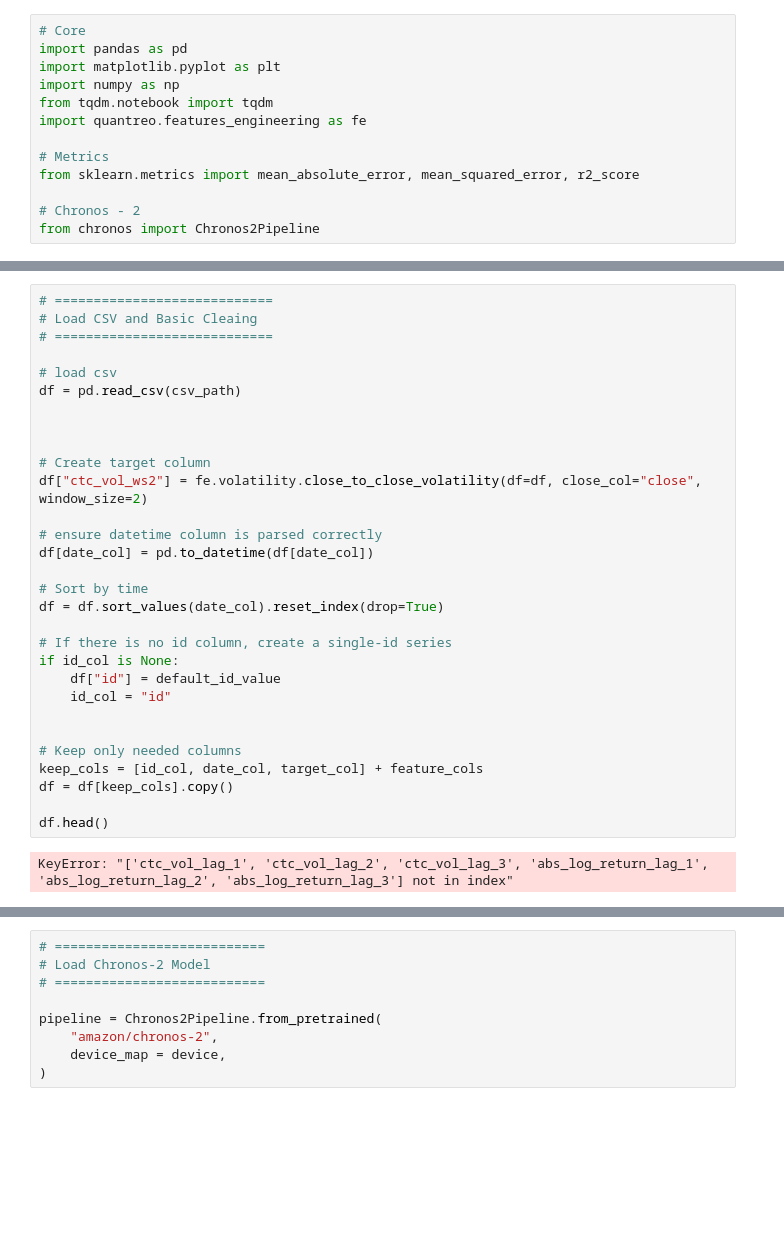
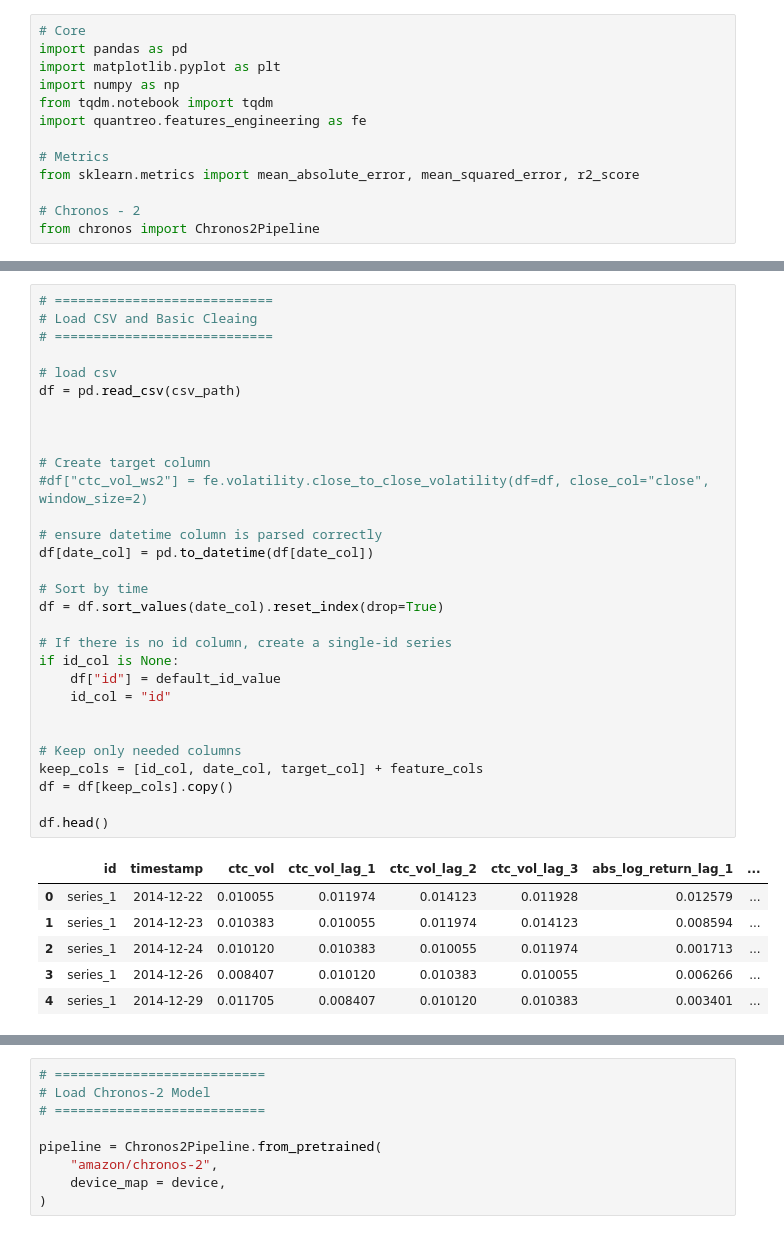
Before and after one commit to gilStettler/stonksai, a Jupyter notebook: inference_chronos2.ipynb, the cells around one changed output, grey strips where cells are left out. Saved outputs shown, nothing was run; the diff lists cells and outputs as text; blank space fills up the shorter version.

```diff
--- a/inference_chronos2.ipynb
+++ b/inference_chronos2.ipynb
@@ -52,35 +51,40 @@ device = "cpu" #if you can use a GPU, enter "cuda"
 # %%
 # ============================
 # Load CSV and Basic Cleaing
 # ============================
 
 # load csv
 df = pd.read_csv(csv_path)
 
 
 
 # Create target column
-df["ctc_vol_ws2"] = fe.volatility.close_to_close_volatility(df=df, close_col="close", window_size=2)
+#df["ctc_vol_ws2"] = fe.volatility.close_to_close_volatility(df=df, close_col="close", window_size=2)
 
 # ensure datetime column is parsed correctly
 df[date_col] = pd.to_datetime(df[date_col])
 
 # Sort by time
 df = df.sort_values(date_col).reset_index(drop=True)
 
 # If there is no id column, create a single-id series
 if id_col is None:
     df["id"] = default_id_value
     id_col = "id"
 
 
 # Keep only needed columns
 keep_cols = [id_col, date_col, target_col] + feature_cols
 df = df[keep_cols].copy()
 
 df.head()
 # %% [output]
-KeyError: "['ctc_vol_lag_1', 'ctc_vol_lag_2', 'ctc_vol_lag_3', 'abs_log_return_lag_1', 'abs_log_return_lag_2', 'abs_log_return_lag_3'] not in index"
+|  | id | timestamp | ctc_vol | ctc_vol_lag_1 | ctc_vol_lag_2 | ctc_vol_lag_3 | abs_log_return_lag_1 | ... |
+| 0 | series_1 | 2014-12-22 | 0.010055 | 0.011974 | 0.014123 | 0.011928 | 0.012579 | ... |
+| 1 | series_1 | 2014-12-23 | 0.010383 | 0.010055 | 0.011974 | 0.014123 | 0.008594 | ... |
+| 2 | series_1 | 2014-12-24 | 0.010120 | 0.010383 | 0.010055 | 0.011974 | 0.001713 | ... |
+| 3 | series_1 | 2014-12-26 | 0.008407 | 0.010120 | 0.010383 | 0.010055 | 0.006266 | ... |
+| 4 | series_1 | 2014-12-29 | 0.011705 | 0.008407 | 0.010120 | 0.010383 | 0.003401 | ... |
 # %%
 # ==========================================
 # BUSINESS-DAY INDEX + REINDEXING (REQUIRED)
```
Also changed, not shown: parts of 7 cells of this notebook.
